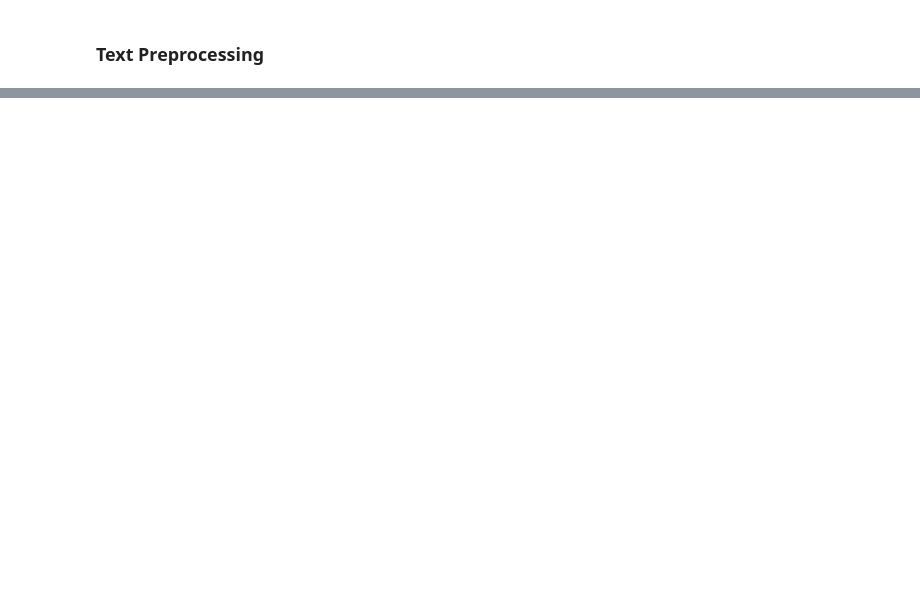
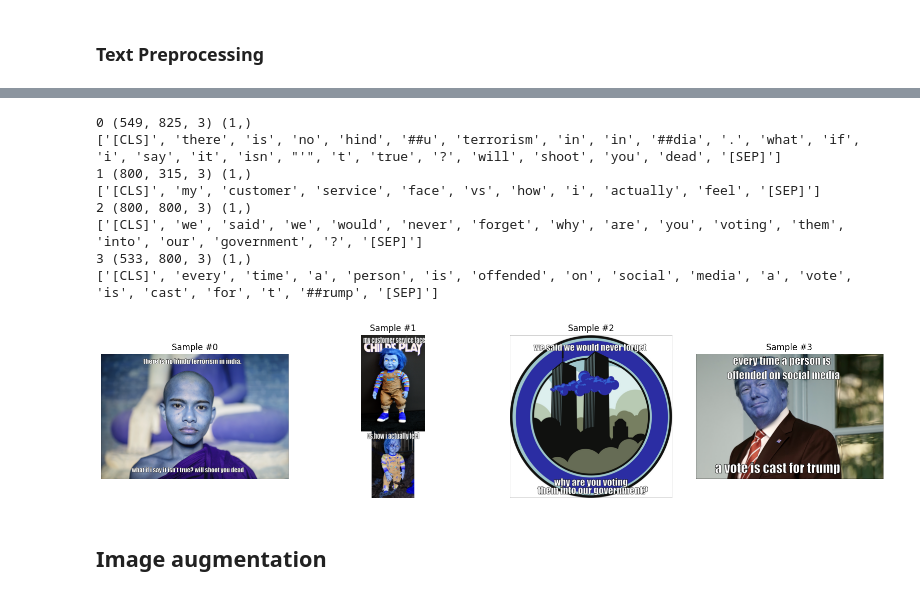
Before and after one commit to RomanEngeler1805/hateful_memes, a Jupyter notebook: scripts/data_loader.ipynb, the cells around one changed output, grey strips where cells are left out. Drawn from its saved outputs; the diff is of its cells as text; code cells hidden in the pictures; blank space fills up the shorter version.

```diff
--- a/scripts/data_loader.ipynb
+++ b/scripts/data_loader.ipynb
@@ -225 +136,9 @@ plt.show()
+# %%
+# mask for padding -> required by bert
+train_masks = [[float(i > 0) for i in ii] for ii in train_tokens_ids]
+valid_masks = [[float(i > 0) for i in ii] for ii in valid_tokens_ids]
+# %%
+# put everything back into a dictionary
+data_train = {'img_names': train_imgs, 'tokens': train_tokens, 'token_ids': train_tokens_ids,
+              'masks': train_masks, 'labels': train_labels}
 # %% [markdown]
@@ -226,0 +203,34 @@ plt.show()
+# %%
+memes_dataset = HatefulMemesDataset(data_train, img_dir='../data', normalize=False)
+
+fig = plt.figure(figsize=(16, 4))
+
+for i in range(len(memes_dataset)):
+    sample = memes_dataset[i]
+
+    print(i, sample['image'].shape, sample['label'].shape)
+
+    ax = plt.subplot(1, 4, i + 1)
+    plt.tight_layout()
+    ax.set_title('Sample #{}'.format(i))
+    #ax.set_xlabel(sample['text'])
+    print(sample['token'])
+    ax.axis('off')
+
+    plt.imshow(sample['image'])
+
+    if i == 3:
+        plt.show()
+        break
+# %% [output]
+0 (549, 825, 3) (1,)
+['[CLS]', 'there', 'is', 'no', 'hind', '##u', 'terrorism', 'in', 'in', '##dia', '.', 'what', 'if', 'i', 'say', 'it', 'isn', "'", 't', 'true', '?', 'will', 'shoot', 'you', 'dead', '[SEP]']
+1 (800, 315, 3) (1,)
+['[CLS]', 'my', 'customer', 'service', 'face', 'vs', 'how', 'i', 'actually', 'feel', '[SEP]']
+2 (800, 800, 3) (1,)
+['[CLS]', 'we', 'said', 'we', 'would', 'never', 'forget', 'why', 'are', 'you', 'voting', 'them', 'into', 'our', 'government', '?', '[SEP]']
+3 (533, 800, 3) (1,)
+['[CLS]', 'every', 'time', 'a', 'person', 'is', 'offended', 'on', 'social', 'media', 'a', 'vote', 'is', 'cast', 'for', 't', '##rump', '[SEP]']
+[figure, added]
+# %% [markdown]
+## Image augmentation
```
Also changed, not shown: parts of 23 cells of this notebook.
